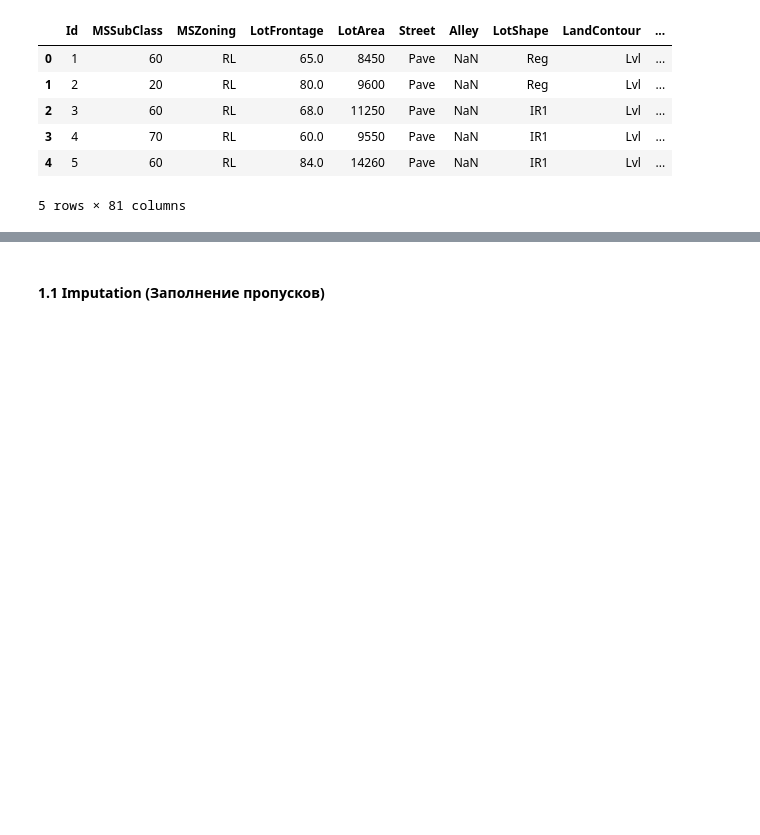
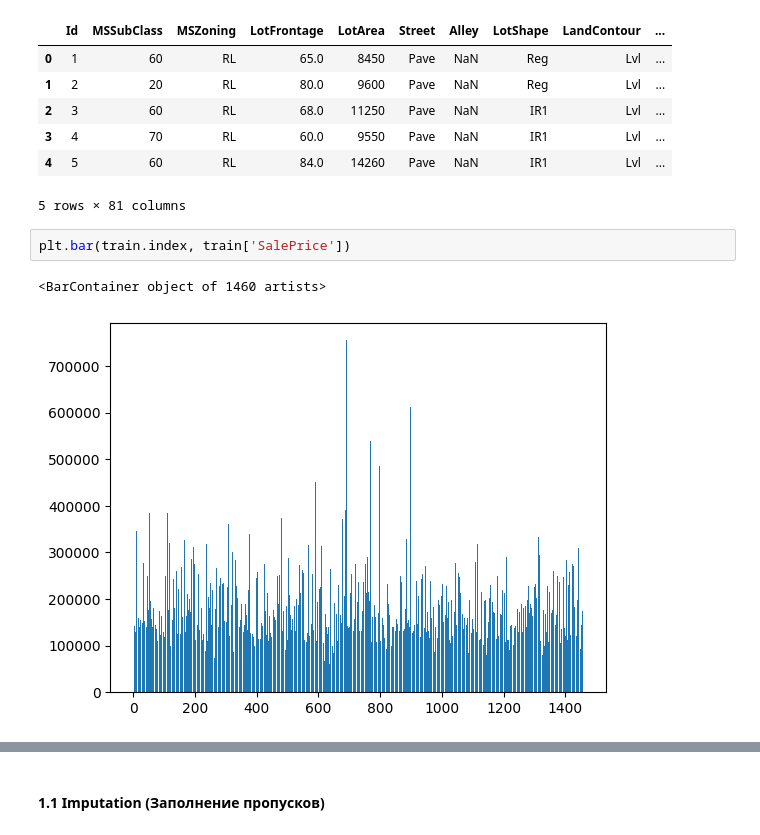
Before and after one commit to Dasha0203/Light_GBM, a Jupyter notebook: Working_files/main_new.ipynb, the cells around one changed output, grey strips where cells are left out. Saved outputs shown, nothing was run; the diff lists cells and outputs as text; blank space fills up the shorter version.

```diff
--- a/Working_files/main_new.ipynb
+++ b/Working_files/main_new.ipynb
@@ -94,3 +104,8 @@ train.head()
 | 3 | 4 | 70 | RL | 60.0 | 9550 | Pave | NaN | IR1 | Lvl | ... |
 | 4 | 5 | 60 | RL | 84.0 | 14260 | Pave | NaN | IR1 | Lvl | ... |
 5 rows × 81 columns
+# %%
+plt.bar(train.index, train['SalePrice'])
+# %% [output]
+<BarContainer object of 1460 artists>
+[figure, added]
```
Also changed, not shown: parts of 22 cells of this notebook, 6 other files.
